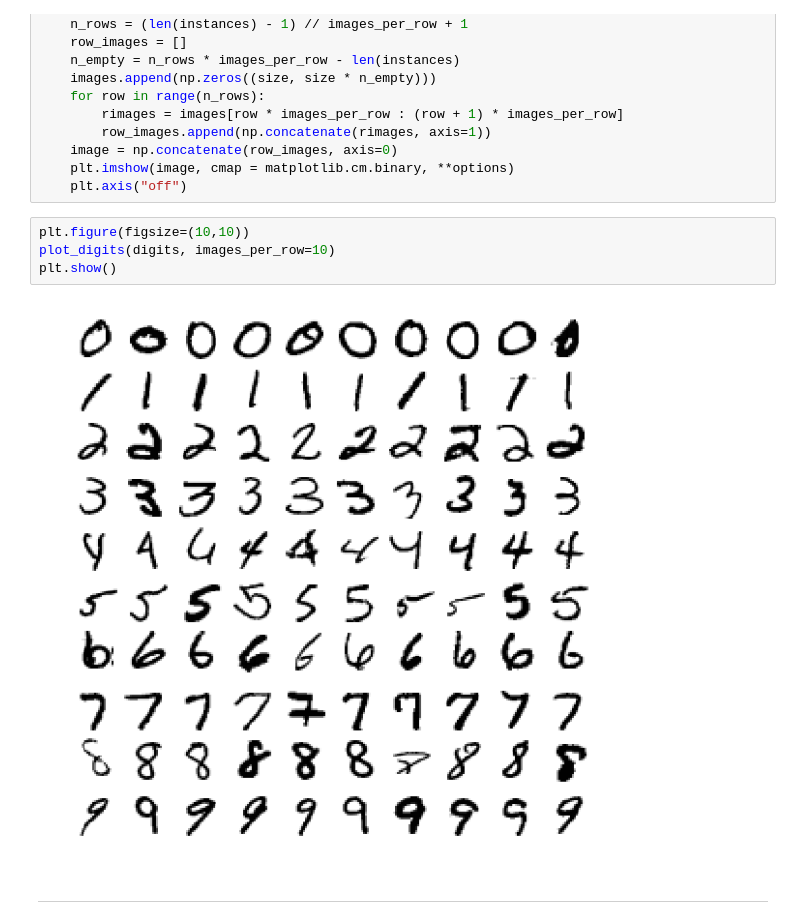
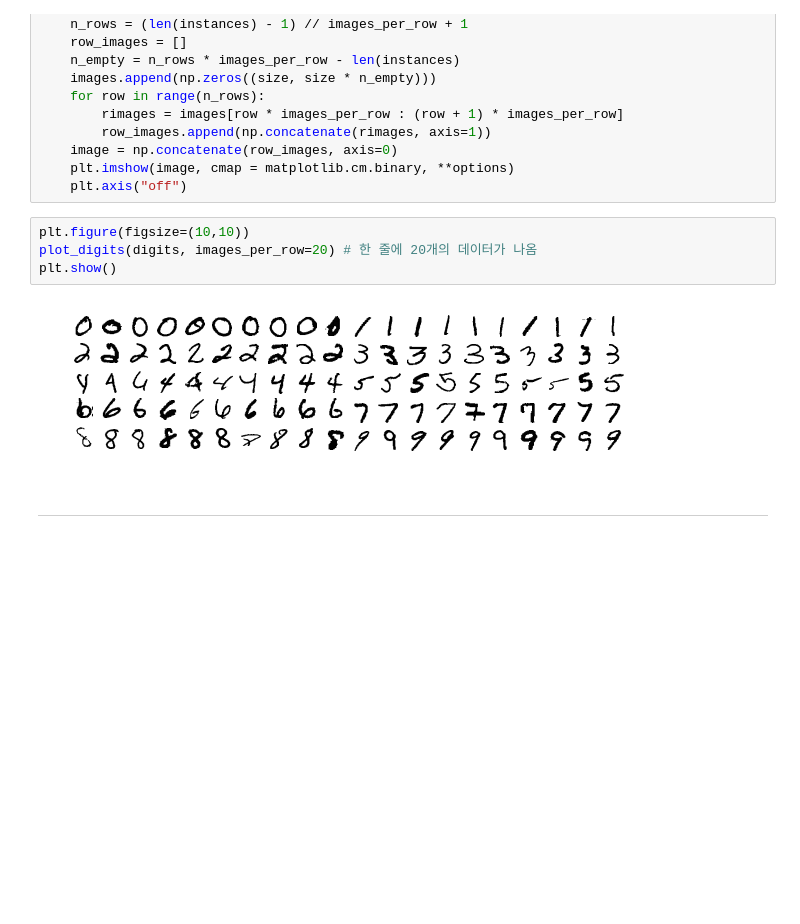
Before and after one commit to luucy396/py-12, a Jupyter notebook: Summary_mnist_data_py12.ipynb, the cells around one changed output. Saved outputs shown, nothing was run; the diff lists cells and outputs as text; blank space fills up the shorter version.

```diff
--- a/Summary_mnist_data_py12.ipynb
+++ b/Summary_mnist_data_py12.ipynb
@@ -179,10 +260,10 @@ def plot_digits(instances, images_per_row=10, **options):
     plt.axis("off")
 # %%
 plt.figure(figsize=(10,10))
-plot_digits(digits, images_per_row=10)
+plot_digits(digits, images_per_row=20) # 한 줄에 20개의 데이터가 나옴
 plt.show()
 # %% [output]
-[figure, old version]
+[figure, new version]
 # %% [markdown]
 
 
```
Also changed, not shown: parts of 36 cells of this notebook.
